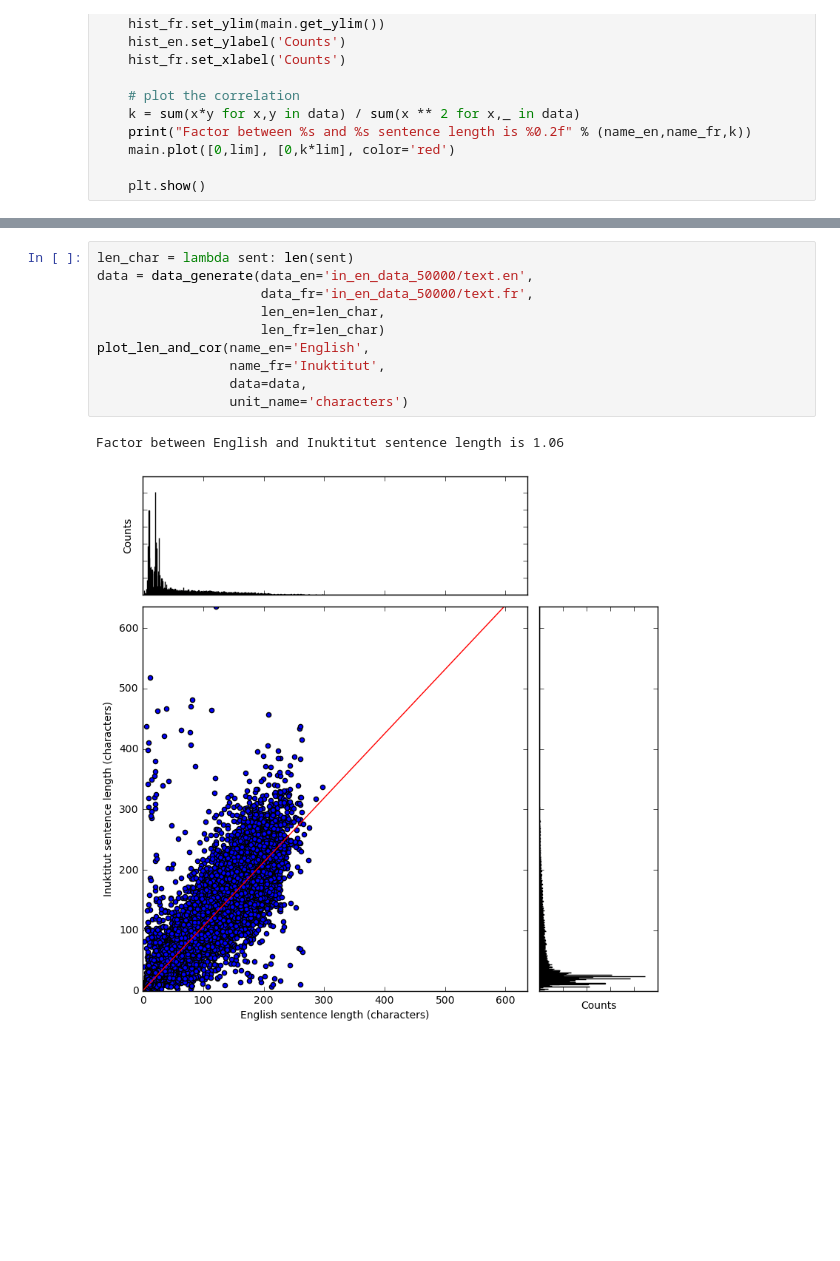
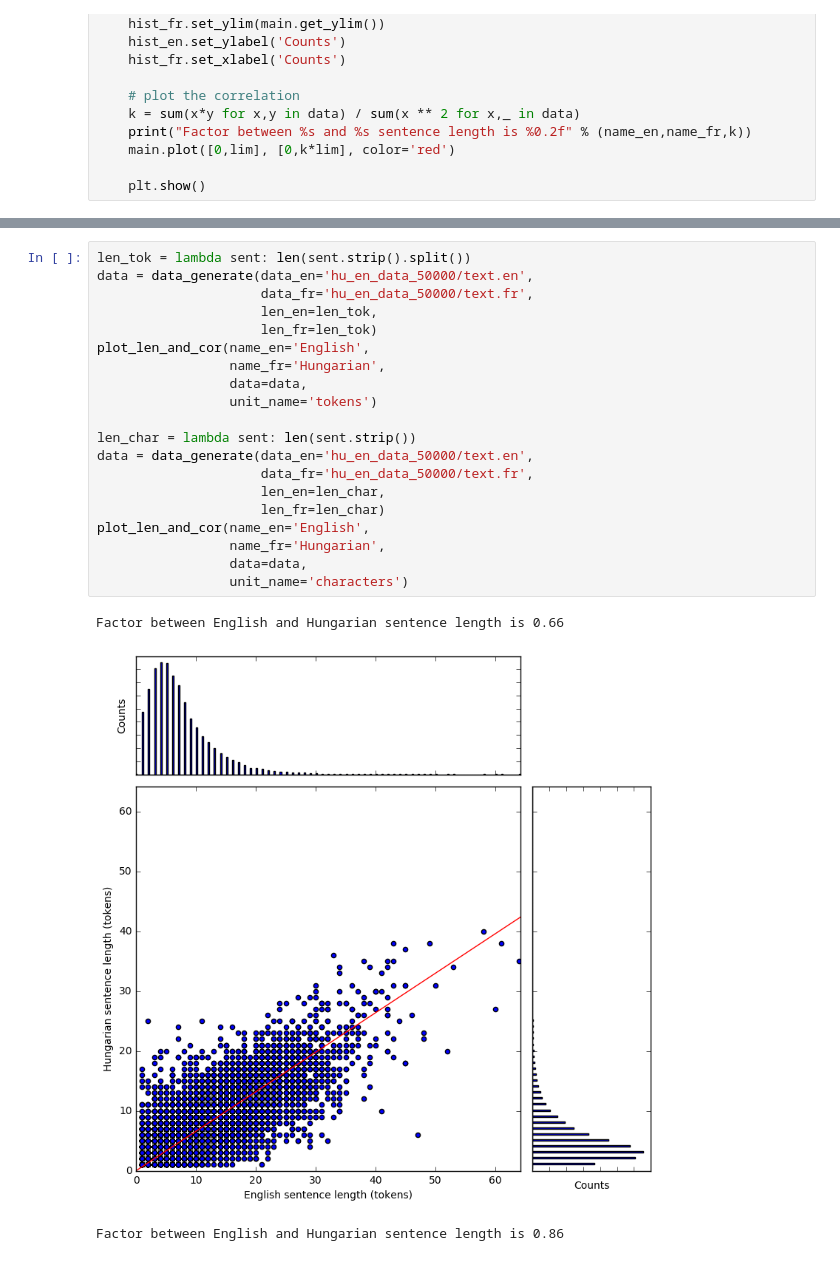
Before and after one commit to wenkokke/UoE-MT3-NMT, a Jupyter notebook: sentence_length_correlation.ipynb, the cells around one changed output, grey strips where cells are left out. Drawn from its saved outputs; the diff is of its cells as text; blank space fills up the shorter version.

```diff
--- a/sentence_length_correlation.ipynb
+++ b/sentence_length_correlation.ipynb
@@ -80,13 +92,24 @@ Factor between English and Inuktitut sentence length is 0.42
 # %%
-len_char = lambda sent: len(sent)
-data = data_generate(data_en='in_en_data_50000/text.en',
-                     data_fr='in_en_data_50000/text.fr',
+len_tok = lambda sent: len(sent.strip().split())
+data = data_generate(data_en='hu_en_data_50000/text.en',
+                     data_fr='hu_en_data_50000/text.fr',
+                     len_en=len_tok,
+                     len_fr=len_tok)
+plot_len_and_cor(name_en='English',
+                 name_fr='Hungarian',
+                 data=data,
+                 unit_name='tokens')
+
+len_char = lambda sent: len(sent.strip())
+data = data_generate(data_en='hu_en_data_50000/text.en',
+                     data_fr='hu_en_data_50000/text.fr',
                      len_en=len_char,
                      len_fr=len_char)
 plot_len_and_cor(name_en='English',
-                 name_fr='Inuktitut',
+                 name_fr='Hungarian',
                  data=data,
                  unit_name='characters')
 # %% [output]
-Factor between English and Inuktitut sentence length is 1.06
+Factor between English and Hungarian sentence length is 0.66
-[figure, old version]
+[figure, new version]
+Factor between English and Hungarian sentence length is 0.86
```
Also changed, not shown: parts of 4 cells of this notebook, 7 other files.
